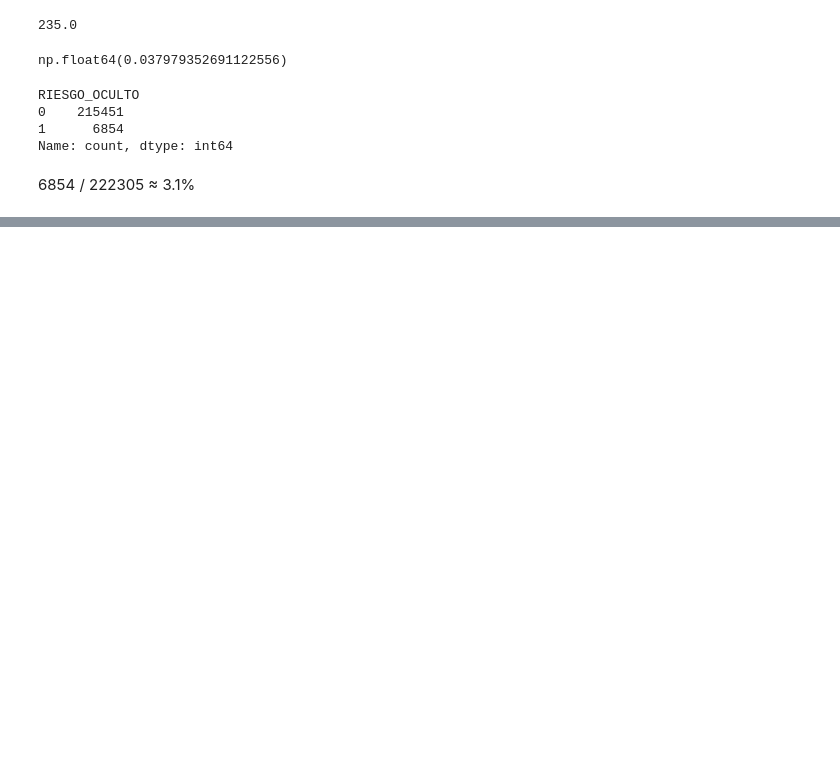
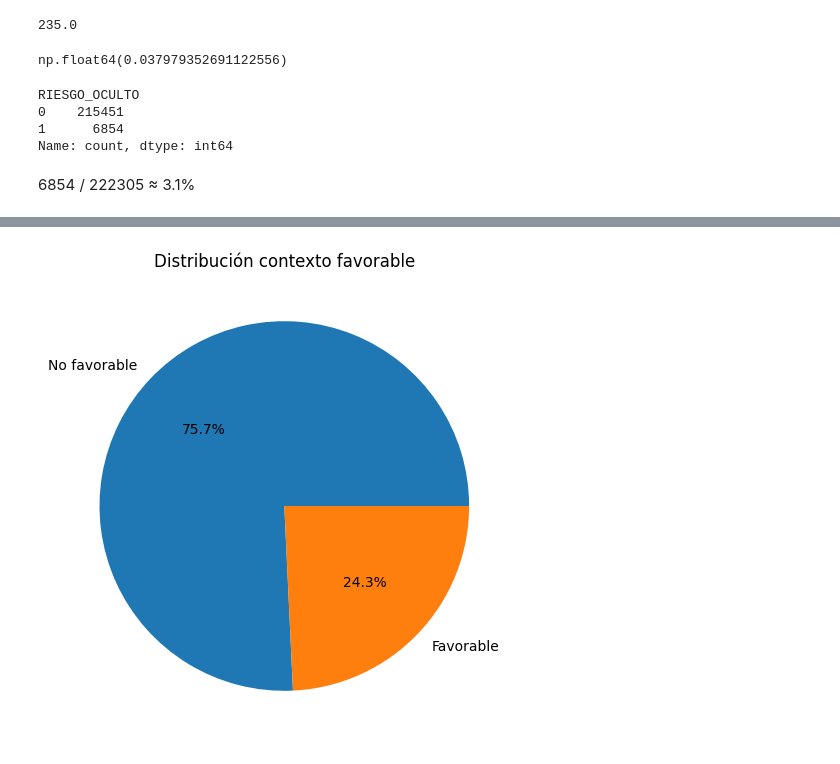
Before and after one commit to danielasolarte/Proyecto2Analitica, a Jupyter notebook: Pregunta3_Vulnerabilidad/Exploración/Limpieza_ExploraciónP3.ipynb, the cells around one changed output, grey strips where cells are left out. Cells and saved outputs as stored; diff of their text form; code cells hidden in the pictures; blank space fills up the shorter version.

```diff
--- a/Pregunta3_Vulnerabilidad/Exploración/Limpieza_ExploraciónP3.ipynb
+++ b/Pregunta3_Vulnerabilidad/Exploración/Limpieza_ExploraciónP3.ipynb
@@ -479,0 +514,28 @@ df_vulnerabilidad.to_csv(
+# %%
+conteo = (
+df_vulnerabilidad[
+"CONTEXTO_FAVORABLE"
+]
+.value_counts()
+)
+
+plt.figure(figsize=(6,6))
+
+plt.pie(
+conteo,
+
+labels=[
+"No favorable",
+"Favorable"
+],
+
+autopct='%1.1f%%'
+)
+
+plt.title(
+"Distribución contexto favorable"
+)
+
+plt.show()
+# %% [output]
+[figure, added]
```
Also changed, not shown: parts of 7 cells of this notebook, 3 other files.
